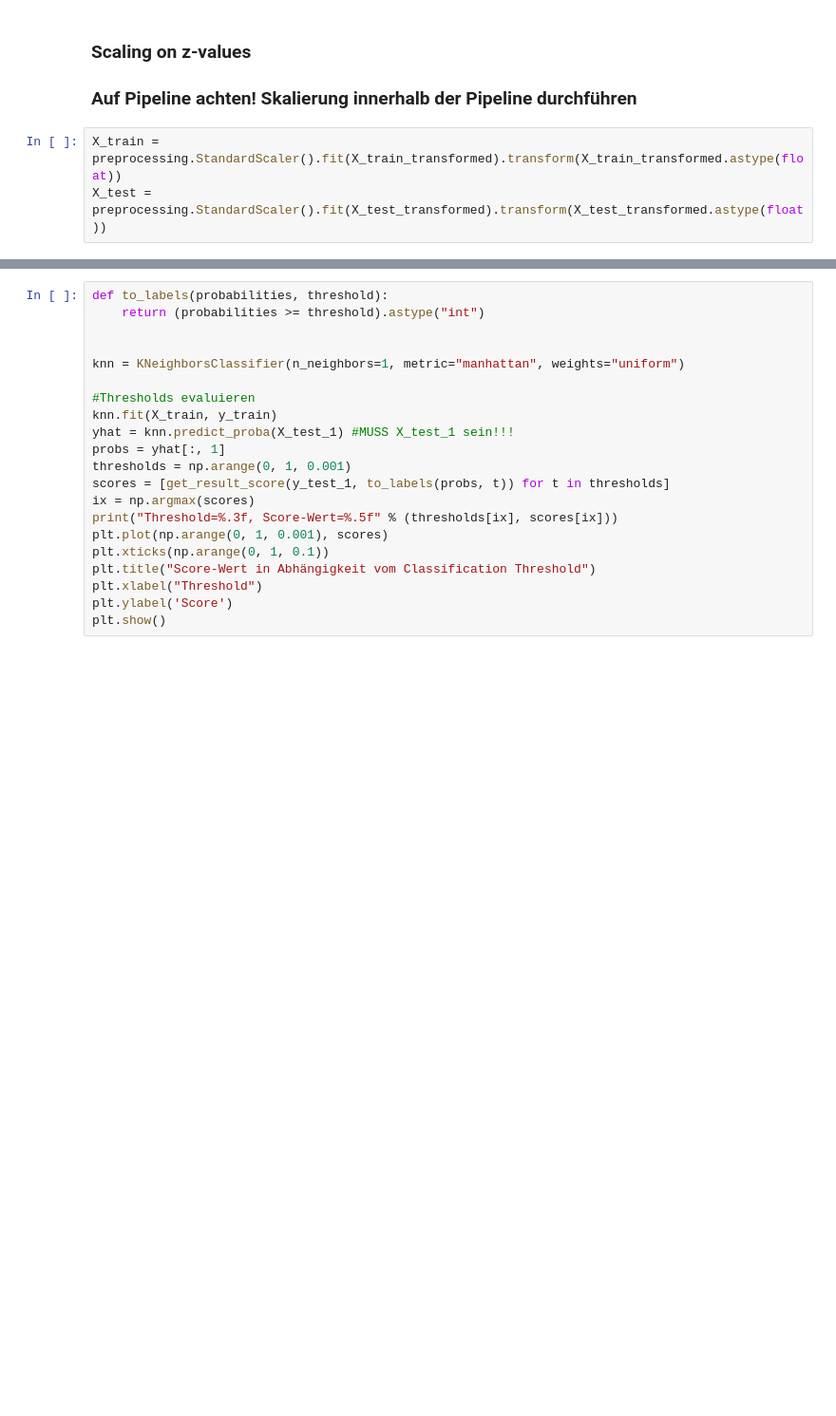
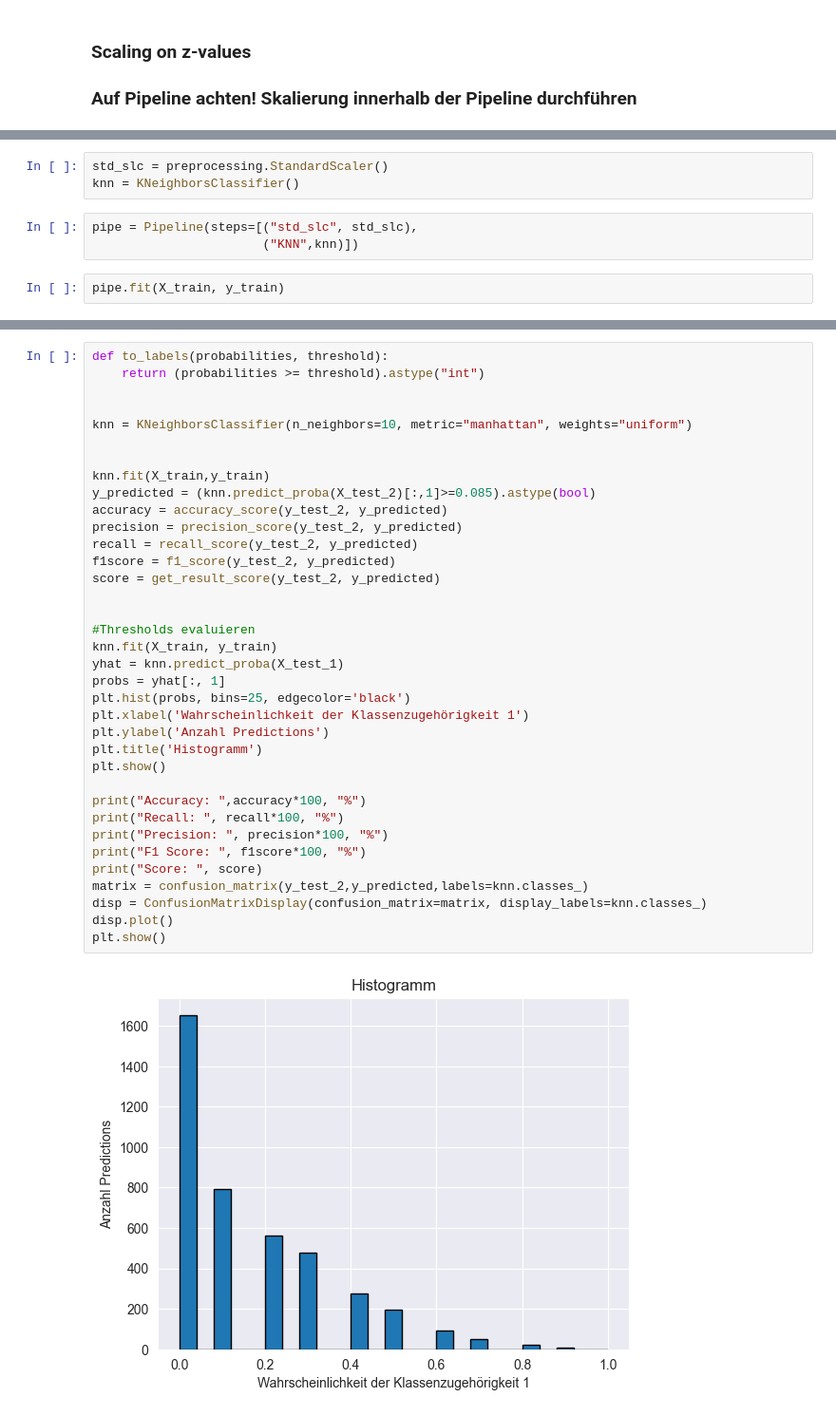
Before and after one commit to Konsti-Boegel/anwendungsfelderBusinessAnalytics, a Jupyter notebook: k_nearst_neighbor.ipynb, the cells around one changed output, grey strips where cells are left out. Shown at 95% size. Cells and saved outputs as stored; diff of their text form; blank space fills up the shorter version.

```diff
--- a/k_nearst_neighbor.ipynb
+++ b/k_nearst_neighbor.ipynb
@@ -111,6 +131,3 @@ X_test_transformed = bestfeatures_classif.transform(X_test_1)
 # %% [markdown]
 ### Scaling on z-values
 ### Auf Pipeline achten! Skalierung innerhalb der Pipeline durchführen
-# %%
-X_train = preprocessing.StandardScaler().fit(X_train_transformed).transform(X_train_transformed.astype(float))
-X_test = preprocessing.StandardScaler().fit(X_test_transformed).transform(X_test_transformed.astype(float))
@@ -162,0 +134,8 @@ plt.show()
+# %%
+std_slc = preprocessing.StandardScaler()
+knn = KNeighborsClassifier()
+# %%
+pipe = Pipeline(steps=[("std_slc", std_slc),
+                       ("KNN",knn)])
+# %%
+pipe.fit(X_train, y_train)
@@ -192,22 +201,38 @@ Mit Parametern:  {'n_neighbors': 1, 'weights': 'uniform'}
 # %%
 def to_labels(probabilities, threshold):
     return (probabilities >= threshold).astype("int")
 
 
-knn = KNeighborsClassifier(n_neighbors=1, metric="manhattan", weights="uniform")
+knn = KNeighborsClassifier(n_neighbors=10, metric="manhattan", weights="uniform")
+
+
+knn.fit(X_train,y_train)
+y_predicted = (knn.predict_proba(X_test_2)[:,1]>=0.085).astype(bool)
+accuracy = accuracy_score(y_test_2, y_predicted)
+precision = precision_score(y_test_2, y_predicted)
+recall = recall_score(y_test_2, y_predicted)
+f1score = f1_score(y_test_2, y_predicted)
+score = get_result_score(y_test_2, y_predicted)
+
 
 #Thresholds evaluieren
 knn.fit(X_train, y_train)
-yhat = knn.predict_proba(X_test_1) #MUSS X_test_1 sein!!!
+yhat = knn.predict_proba(X_test_1)
 probs = yhat[:, 1]
-thresholds = np.arange(0, 1, 0.001)
-scores = [get_result_score(y_test_1, to_labels(probs, t)) for t in thresholds]
-ix = np.argmax(scores)
-print("Threshold=%.3f, Score-Wert=%.5f" % (thresholds[ix], scores[ix]))
-plt.plot(np.arange(0, 1, 0.001), scores)
-plt.xticks(np.arange(0, 1, 0.1))
-plt.title("Score-Wert in Abhängigkeit vom Classification Threshold")
-plt.xlabel("Threshold")
-plt.ylabel('Score')
+plt.hist(probs, bins=25, edgecolor='black')
+plt.xlabel('Wahrscheinlichkeit der Klassenzugehörigkeit 1')
+plt.ylabel('Anzahl Predictions')
+plt.title('Histogramm')
 plt.show()
+
+print("Accuracy: ",accuracy*100, "%")
+print("Recall: ", recall*100, "%")
+print("Precision: ", precision*100, "%")
+print("F1 Score: ", f1score*100, "%")
+print("Score: ", score)
+matrix = confusion_matrix(y_test_2,y_predicted,labels=knn.classes_)
+disp = ConfusionMatrixDisplay(confusion_matrix=matrix, display_labels=knn.classes_)
+disp.plot()
+plt.show()
 # %% [output]
+[figure, added]
```
Also changed, not shown: parts of 13 cells of this notebook, 1 other file.
